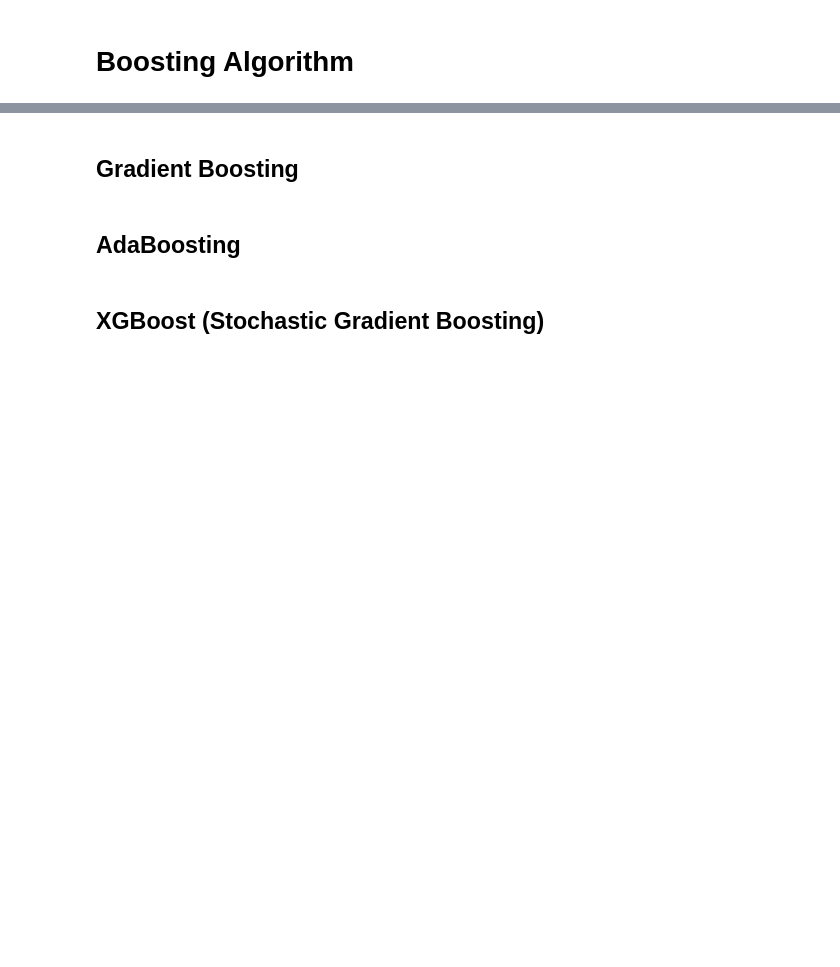
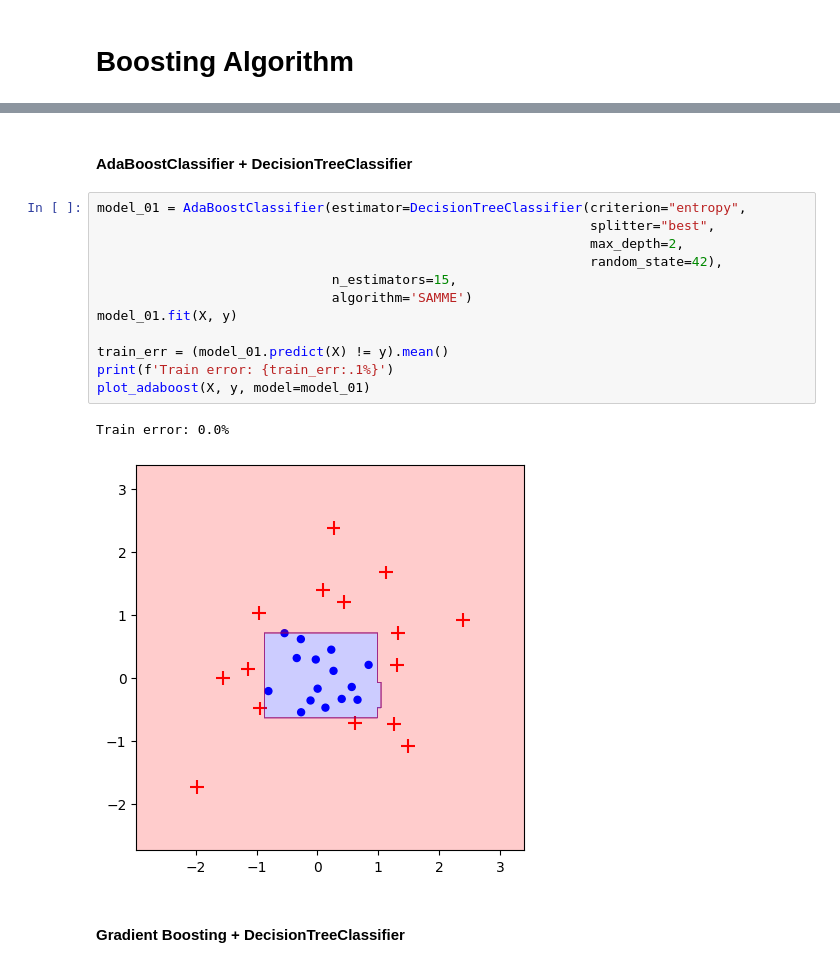
Before and after one commit to ManhDzungNguyen/Machine--Learning-Algorithms, a Jupyter notebook: notebooks/boosting_algorithms.ipynb, the cells around one changed output, grey strips where cells are left out. Drawn from its saved outputs; the diff is of its cells as text; blank space fills up the shorter version.

```diff
--- a/notebooks/boosting_algorithms.ipynb
+++ b/notebooks/boosting_algorithms.ipynb
@@ -13,6 +111,19 @@
+# %% [markdown]
+#### **AdaBoostClassifier** + DecisionTreeClassifier
+# %%
+model_01 = AdaBoostClassifier(estimator=DecisionTreeClassifier(criterion="entropy",
+                                                               splitter="best",
+                                                               max_depth=2,
+                                                               random_state=42),
+                              n_estimators=15,
+                              algorithm='SAMME')
+model_01.fit(X, y)
+
+train_err = (model_01.predict(X) != y).mean()
+print(f'Train error: {train_err:.1%}')
+plot_adaboost(X, y, model=model_01)
+# %% [output]
+Train error: 0.0%
+[figure, added]
 # %% [markdown]
-## Gradient Boosting
+#### **Gradient Boosting** + DecisionTreeClassifier
-# %% [markdown]
-## AdaBoosting
-# %% [markdown]
-## XGBoost (Stochastic Gradient Boosting)
```
Also changed, not shown: parts of 12 cells of this notebook, 1 other file.
